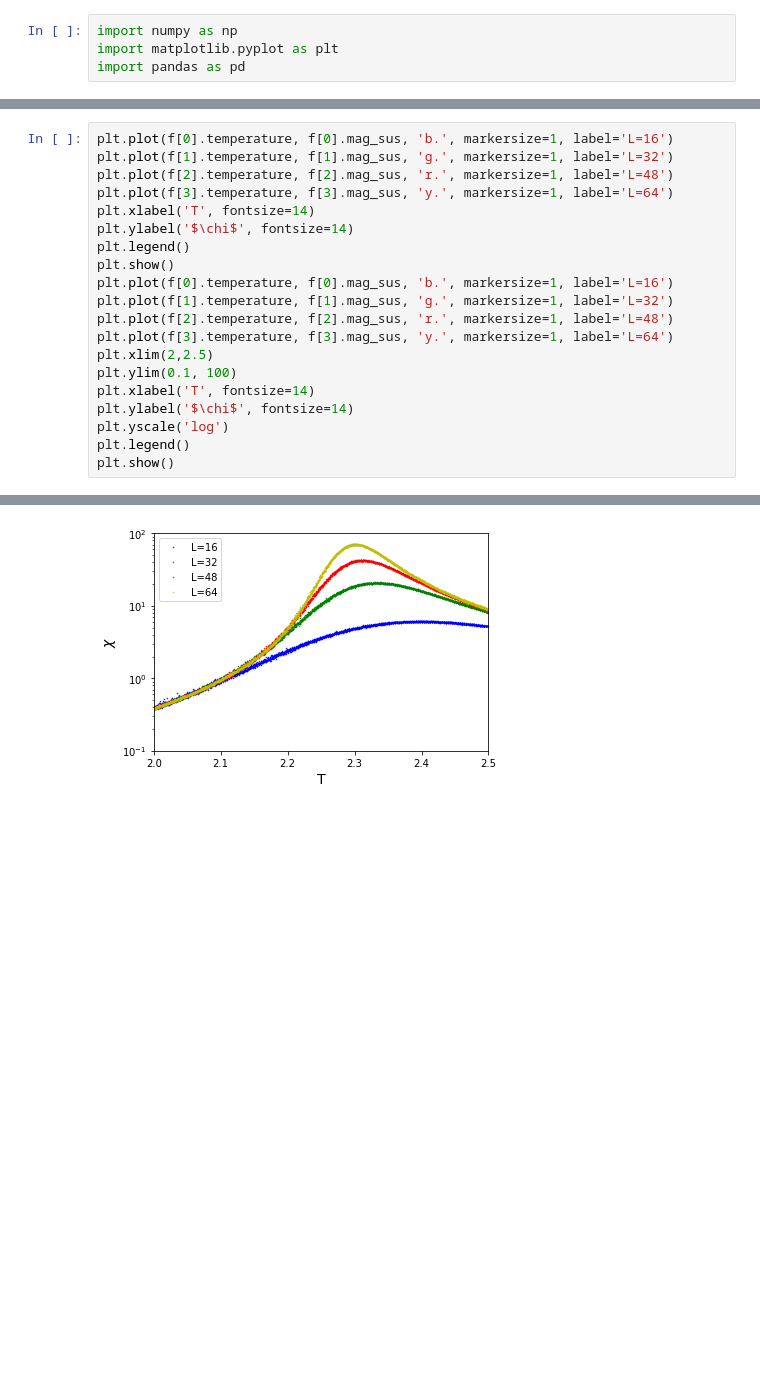
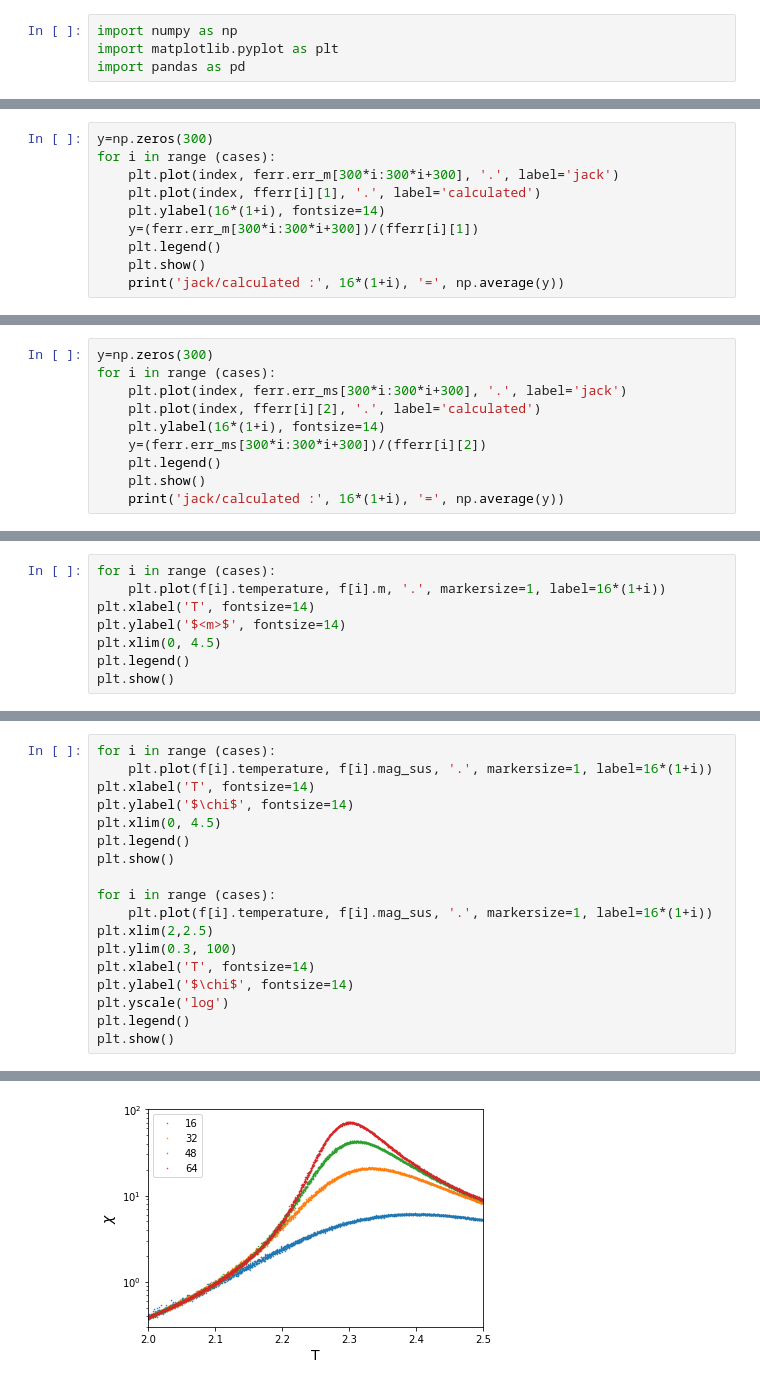
Before and after one commit to aadeliee22/MCMCIsing_SLMC, a Jupyter notebook: python/2nd/plot_cluster.ipynb, the cells around one changed output, grey strips where cells are left out. Cells and saved outputs as stored; diff of their text form; blank space fills up the shorter version.

```diff
--- a/python/2nd/plot_cluster.ipynb
+++ b/python/2nd/plot_cluster.ipynb
@@ -21,0 +37,10 @@ plt.show()
+# %%
+y=np.zeros(300)
+for i in range (cases):
+    plt.plot(index, ferr.err_m[300*i:300*i+300], '.', label='jack')
+    plt.plot(index, fferr[i][1], '.', label='calculated')
+    plt.ylabel(16*(1+i), fontsize=14)
+    y=(ferr.err_m[300*i:300*i+300])/(fferr[i][1])
+    plt.legend()
+    plt.show()
+    print('jack/calculated :', 16*(1+i), '=', np.average(y))
@@ -21,0 +58,10 @@ plt.show()
+# %%
+y=np.zeros(300)
+for i in range (cases):
+    plt.plot(index, ferr.err_ms[300*i:300*i+300], '.', label='jack')
+    plt.plot(index, fferr[i][2], '.', label='calculated')
+    plt.ylabel(16*(1+i), fontsize=14)
+    y=(ferr.err_ms[300*i:300*i+300])/(fferr[i][2])
+    plt.legend()
+    plt.show()
+    print('jack/calculated :', 16*(1+i), '=', np.average(y))
@@ -21,0 +80,8 @@ plt.show()
+# %%
+for i in range (cases):
+    plt.plot(f[i].temperature, f[i].m, '.', markersize=1, label=16*(1+i))
+plt.xlabel('T', fontsize=14)
+plt.ylabel('$<m>$', fontsize=14)
+plt.xlim(0, 4.5)
+plt.legend()
+plt.show()
@@ -22,18 +92,16 @@ plt.show()
 # %%
-plt.plot(f[0].temperature, f[0].mag_sus, 'b.', markersize=1, label='L=16')
-plt.plot(f[1].temperature, f[1].mag_sus, 'g.', markersize=1, label='L=32')
-plt.plot(f[2].temperature, f[2].mag_sus, 'r.', markersize=1, label='L=48')
-plt.plot(f[3].temperature, f[3].mag_sus, 'y.', markersize=1, label='L=64')
+for i in range (cases):
+    plt.plot(f[i].temperature, f[i].mag_sus, '.', markersize=1, label=16*(1+i))
 plt.xlabel('T', fontsize=14)
 plt.ylabel('$\chi$', fontsize=14)
+plt.xlim(0, 4.5)
 plt.legend()
 plt.show()
-plt.plot(f[0].temperature, f[0].mag_sus, 'b.', markersize=1, label='L=16')
-plt.plot(f[1].temperature, f[1].mag_sus, 'g.', markersize=1, label='L=32')
-plt.plot(f[2].temperature, f[2].mag_sus, 'r.', markersize=1, label='L=48')
-plt.plot(f[3].temperature, f[3].mag_sus, 'y.', markersize=1, label='L=64')
+
+for i in range (cases):
+    plt.plot(f[i].temperature, f[i].mag_sus, '.', markersize=1, label=16*(1+i))
 plt.xlim(2,2.5)
-plt.ylim(0.1, 100)
+plt.ylim(0.3, 100)
 plt.xlabel('T', fontsize=14)
 plt.ylabel('$\chi$', fontsize=14)
 plt.yscale('log')
@@ -44 +112 @@ plt.show()
-[figure, old version]
+[figure, new version]
```
Also changed, not shown: parts of 25 cells of this notebook, 9 other files.
